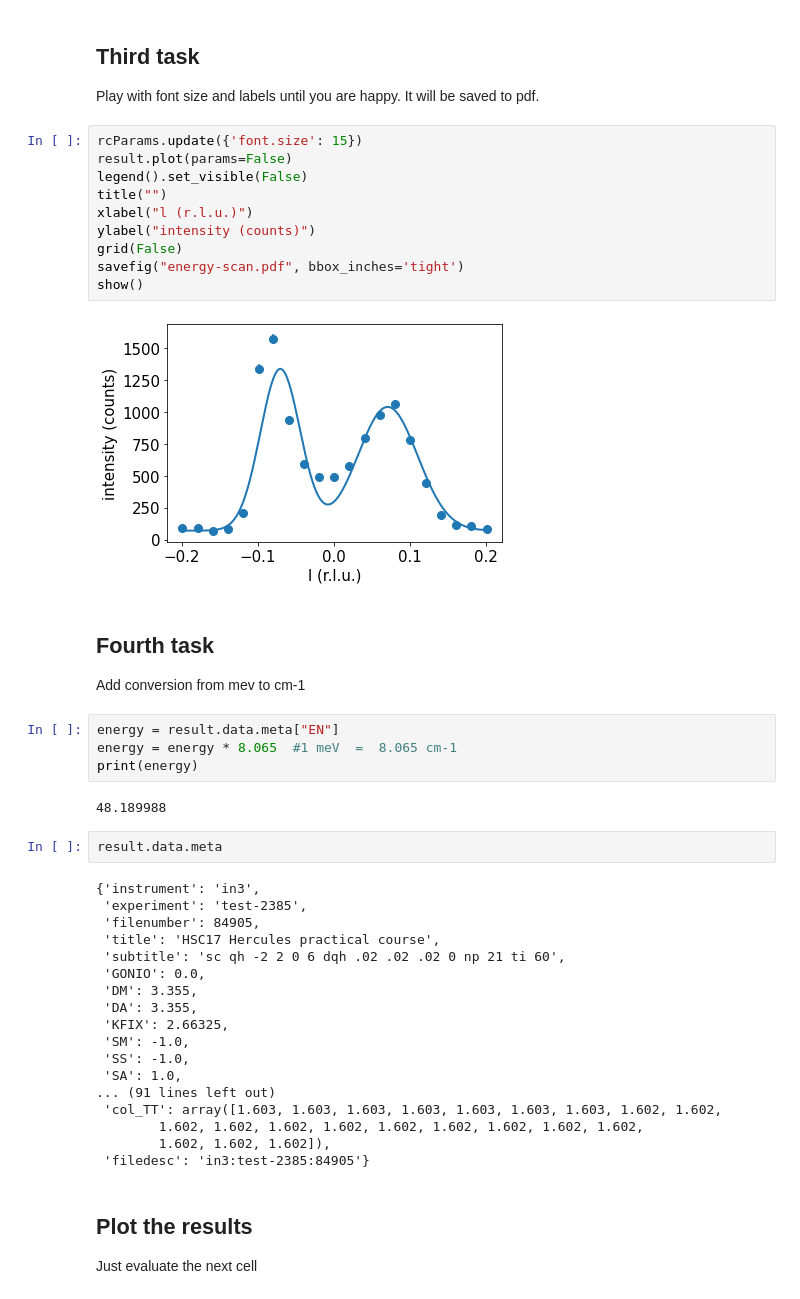
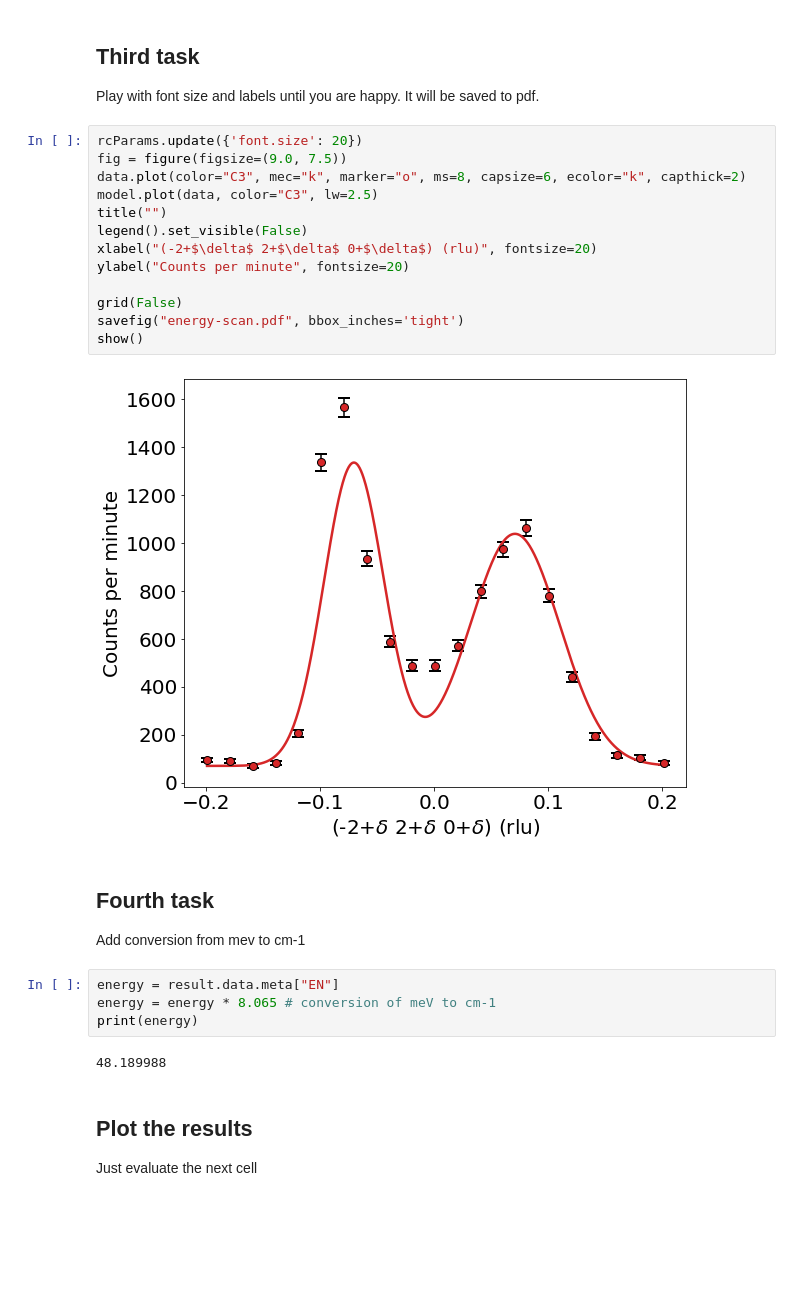
Before and after one commit to me2d09/silicon, a Jupyter notebook: silicon.ipynb, the cells around one changed output. Drawn from its saved outputs; the diff is of its cells as text; blank space fills up the shorter version.

```diff
--- a/silicon.ipynb
+++ b/silicon.ipynb
@@ -92,48 +89,31 @@ chi^2/NDF       =       43.9
 ## Third task
 
 Play with font size and labels until you are happy. It will be saved to pdf.
-# %%
-rcParams.update({'font.size': 15})
-result.plot(params=False)
-legend().set_visible(False)
-title("")
-xlabel("l (r.l.u.)")
-ylabel("intensity (counts)")
-grid(False)
-savefig("energy-scan.pdf", bbox_inches='tight')
-show()
-# %% [output]
-[figure, removed]
+# %%
+rcParams.update({'font.size': 20})
+fig = figure(figsize=(9.0, 7.5))
+data.plot(color="C3", mec="k", marker="o", ms=8, capsize=6, ecolor="k", capthick=2)
+model.plot(data, color="C3", lw=2.5)
+title("")
+legend().set_visible(False)
+xlabel("(-2+$\delta$ 2+$\delta$ 0+$\delta$) (rlu)", fontsize=20)
+ylabel("Counts per minute", fontsize=20)
+
+grid(False)
+savefig("energy-scan.pdf", bbox_inches='tight')
+show()
+# %% [output]
+[figure, added]
 # %% [markdown]
 ## Fourth task
 
 Add conversion from mev to cm-1
 # %%
 energy = result.data.meta["EN"]
-energy = energy * 8.065  #1 meV  =  8.065 cm-1
+energy = energy * 8.065 # conversion of meV to cm-1
 print(energy)
 # %% [output]
 48.189988
-# %%
-result.data.meta
-# %% [output]
-{'instrument': 'in3',
- 'experiment': 'test-2385',
- 'filenumber': 84905,
- 'title': 'HSC17 Hercules practical course',
- 'subtitle': 'sc qh -2 2 0 6 dqh .02 .02 .02 0 np 21 ti 60',
- 'GONIO': 0.0,
- 'DM': 3.355,
- 'DA': 3.355,
- 'KFIX': 2.66325,
- 'SM': -1.0,
- 'SS': -1.0,
- 'SA': 1.0,
-... (91 lines left out)
- 'col_TT': array([1.603, 1.603, 1.603, 1.603, 1.603, 1.603, 1.603, 1.602, 1.602,
-        1.602, 1.602, 1.602, 1.602, 1.602, 1.602, 1.602, 1.602, 1.602,
-        1.602, 1.602, 1.602]),
- 'filedesc': 'in3:test-2385:84905'}
 # %% [markdown]
 ## Plot the results
 
```
Also changed, not shown: parts of 4 cells of this notebook, 2 other files.
